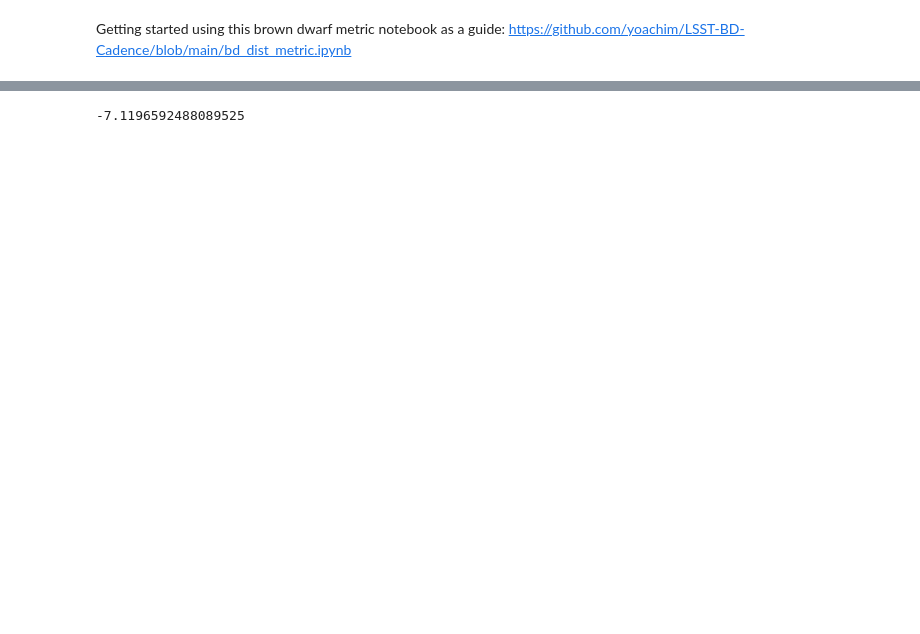
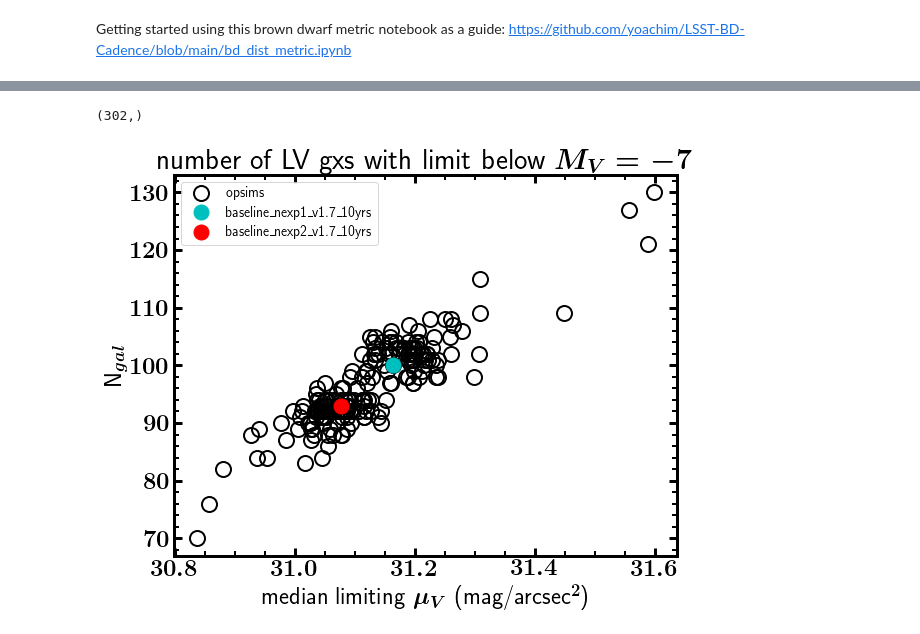
Before and after one commit to jeffcarlin/SMWLV-metrics, a Jupyter notebook: notebooks/LV_metric_exploreCadences_LVgxs.ipynb, the cells around one changed output, grey strips where cells are left out. Cells and saved outputs as stored; diff of their text form; code cells hidden in the pictures; blank space fills up the shorter version.

```diff
--- a/notebooks/LV_metric_exploreCadences_LVgxs.ipynb
+++ b/notebooks/LV_metric_exploreCadences_LVgxs.ipynb
@@ -90,6 +110,11 @@ dblist
 # %%
+# Set up some parameters to be used for all metric extraction:
+
 nside = 16 # 64
 sql = 'filter="g" or filter="i"'
 sql_i = 'filter = "i"'
 sql_g = 'filter = "g"'
 sql_r = 'filter = "r"'
+
+outDir='temp'
+resultsDb = db.ResultsDb(outDir)
@@ -365,6 +439,8 @@ sbi_medians = []
 sbv_medians = []
 nbelow_mv7 = []
 maxdist = []
+tot_mstar = []
+ind_below_mv7 = []
 
 for mg, mi, sbg, sbi in zip(mg_lims, mi_lims, sb_g_lims, sb_i_lims):
     mg = np.array(mg)
@@ -389,6 +465,10 @@ for mg, mi, sbg, sbi in zip(mg_lims, mi_lims, sb_g_lims, sb_i_lims):
     sbi_medians.append(np.median(sbi[okgx]))
     sbv_medians.append(np.median(sbv[okgx]))
     maxdist.append(np.max(lv_dat[okgx]['Dist_Mpc']))
-    nbelow_mv7.append(len(lv_dat[(mv > -7) & (mv < 0)]))
+    tot_mstar.append(np.sum(lv_dat[okgx]['MStars']))
+    ok_below_mv7 = (mv > -7) & (mv < 0)
+    nbelow_mv7.append(len(lv_dat[ok_below_mv7]))
+    # nbelow_mv7.append(len(lv_dat[(mv > -7) & (mv < 0)]))
+    ind_below_mv7.append(ok_below_mv7)
 
 #print(len(lv_dat), len(lv_dat[(mv > -7) & (mv < 0)]))
@@ -403,4 +475,11 @@ plt.show()
-# %%
-np.min(mv[okgx])
-# %% [output]
--7.1196592488089525
+# %%
+# Select the "fiducial" visit(s) to be the baseline (nexp2 and nexp1):
+name_arr = np.array(names)
+
+fiducial2 = np.where(name_arr == '/sims_maf/fbs_1.7/baseline/baseline_nexp2_v1.7_10yrs.db')
+fiducial1 = np.where(name_arr == '/sims_maf/fbs_1.7/baseline/baseline_nexp1_v1.7_10yrs.db')
+# %%
+aaa = np.array(ind_below_mv7)
+np.shape(aaa[0][:])
+# %% [output]
+(302,)
@@ -406,0 +491,49 @@ np.min(mv[okgx])
+# %%
+params = {
+   'axes.labelsize': 24,
+   'font.size': 24,
+   'legend.fontsize': 14,
+#   'xtick.labelsize': 16,
+   'xtick.major.width': 3,
+   'xtick.minor.width': 2,
+   'xtick.major.size': 8,
+   'xtick.minor.size': 5,
+   'xtick.direction': 'in',
+   'xtick.top': True,
+   'lines.linewidth':3,
+   'axes.linewidth':3,
+   'axes.labelweight':3,
+   'axes.titleweight':3,
+   'ytick.major.width':3,
+   'ytick.minor.width':2,
+   'ytick.major.size': 8,
+   'ytick.minor.size': 5,
+   'ytick.direction': 'in',
+   'ytick.right': True,
+#   'ytick.labelsize': 20,
+   'text.usetex': True,
+   'text.latex.preamble': r'\boldmath',
+   'figure.figsize': [9, 7],
+   'figure.facecolor': 'White'
+   }
+
+plt.rcParams.update(params)
+
+#plt.plot(nbelow_mv7, 'k.')
+#plt.plot(nbelow_mv7, 'k')
+#plt.plot(mv_medians, nbelow_mv7, 'k.')
+#plt.scatter(sbv_medians, nbelow_mv7, c=np.array(tot_mstar)/1e11, s=75, label='opsims', cmap='bone_r', vmin=3.0)
+plt.plot(sbv_medians, nbelow_mv7, 'ko', ms=15, fillstyle='none', markeredgewidth=2, label='opsims')
+plt.plot(sbv_medians[fiducial1[0][0]], nbelow_mv7[fiducial1[0][0]], 'co', ms=15, label='baseline\_nexp1\_v1.7\_10yrs')
+plt.plot(sbv_medians[fiducial2[0][0]], nbelow_mv7[fiducial2[0][0]], 'ro', ms=15, label='baseline\_nexp2\_v1.7\_10yrs')
+plt.legend()
+#plt.colorbar(label='total $M_* (10^{11} M_{Sun})$, all galaxies')
+plt.xlabel('median limiting $\mu_V$ (mag/arcsec$^2$)')
+plt.ylabel('N$_{gal}$')
+plt.title('number of LV gxs with limit below $M_V = -7$')
+plt.minorticks_on()
+# plt.savefig('ngal_below_mv_minus7_vs_sblimit_mstar_color.png')
+# plt.savefig('ngal_below_mv_minus7_vs_sblimit_all200sims.png')
+plt.show()
+# %% [output]
+[figure, added]
```
Also changed, not shown: parts of 33 cells of this notebook, 1 other file.
